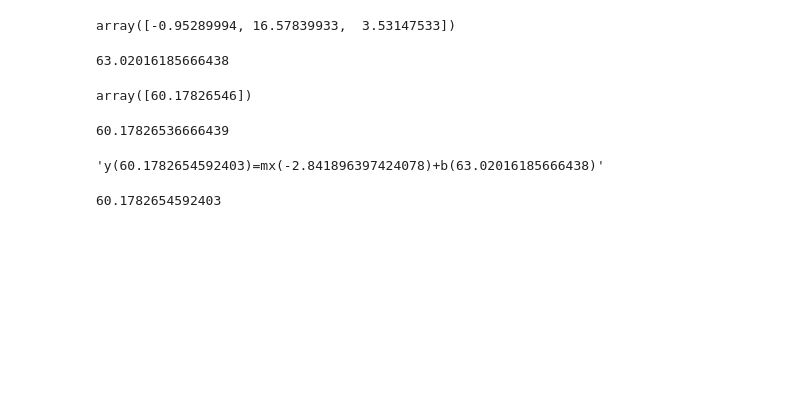
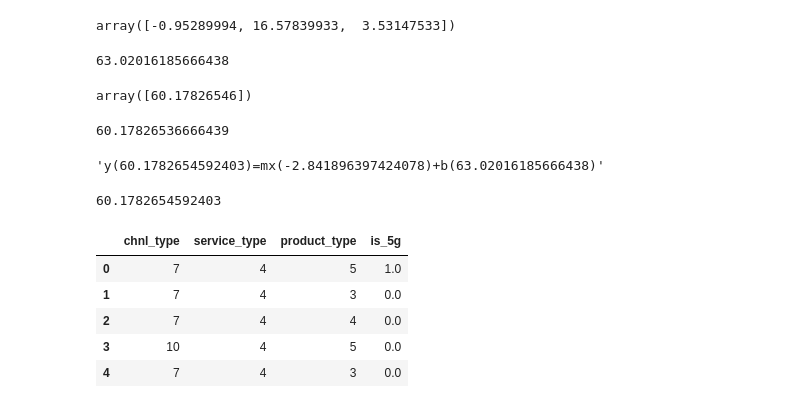
Before and after one commit to najmin1629/5g_prediction, a Jupyter notebook: train_dataset_function_analysis.ipynb, the cells around one changed output. Drawn from its saved outputs; the diff is of its cells as text; code cells hidden in the pictures; blank space fills up the shorter version.

```diff
--- a/train_dataset_function_analysis.ipynb
+++ b/train_dataset_function_analysis.ipynb
@@ -76,0 +87,10 @@ equation_cal(df1[['prov_id','product_type','city_level']],df1.total_fee,[[70,3,4
+# %%
+df2=df[['chnl_type','service_type','product_type','is_5g']]
+df2.head()
+# %% [output]
+|  | chnl_type | service_type | product_type | is_5g |
+| 0 | 7 | 4 | 5 | 1.0 |
+| 1 | 7 | 4 | 3 | 0.0 |
+| 2 | 7 | 4 | 4 | 0.0 |
+| 3 | 10 | 4 | 5 | 0.0 |
+| 4 | 7 | 4 | 3 | 0.0 |
```
Also changed, not shown: parts of 13 cells of this notebook.
